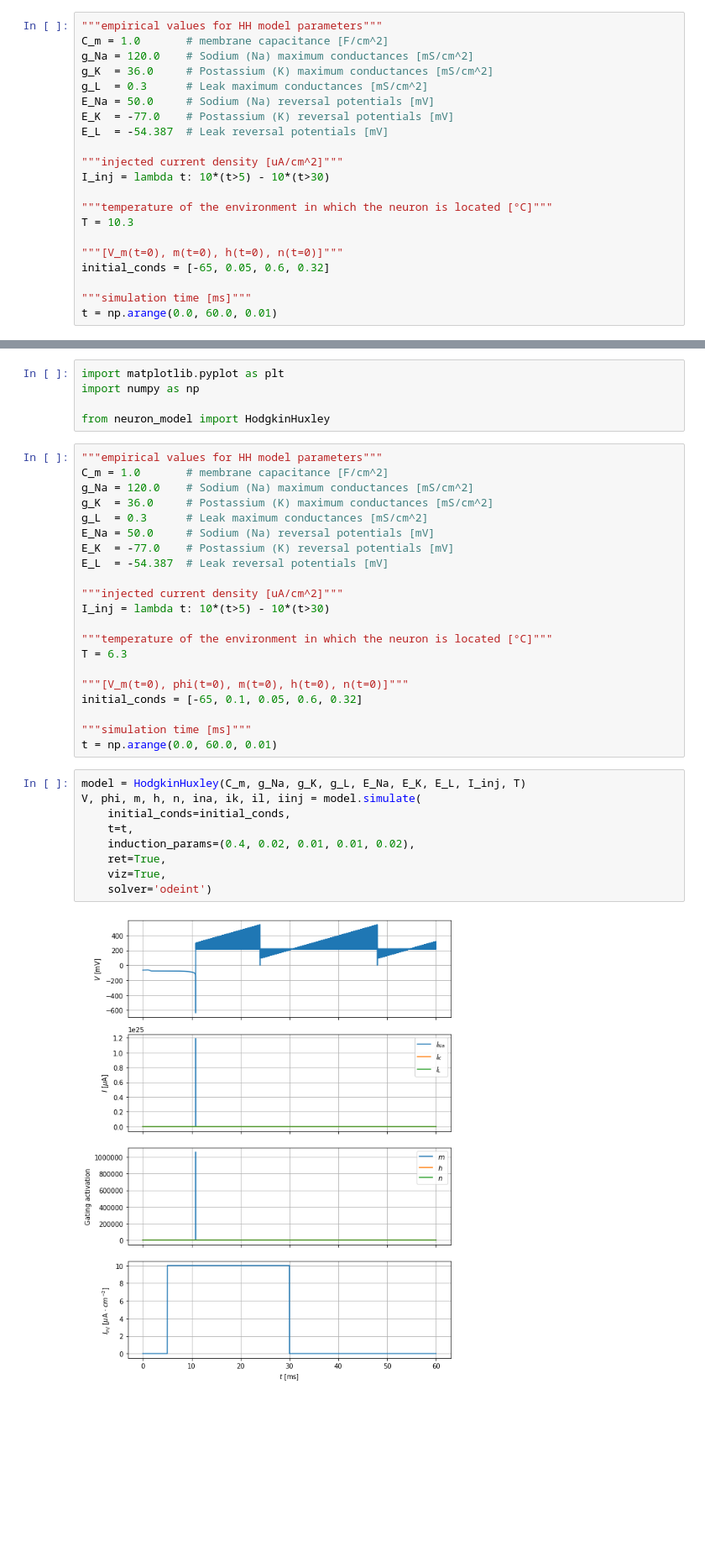
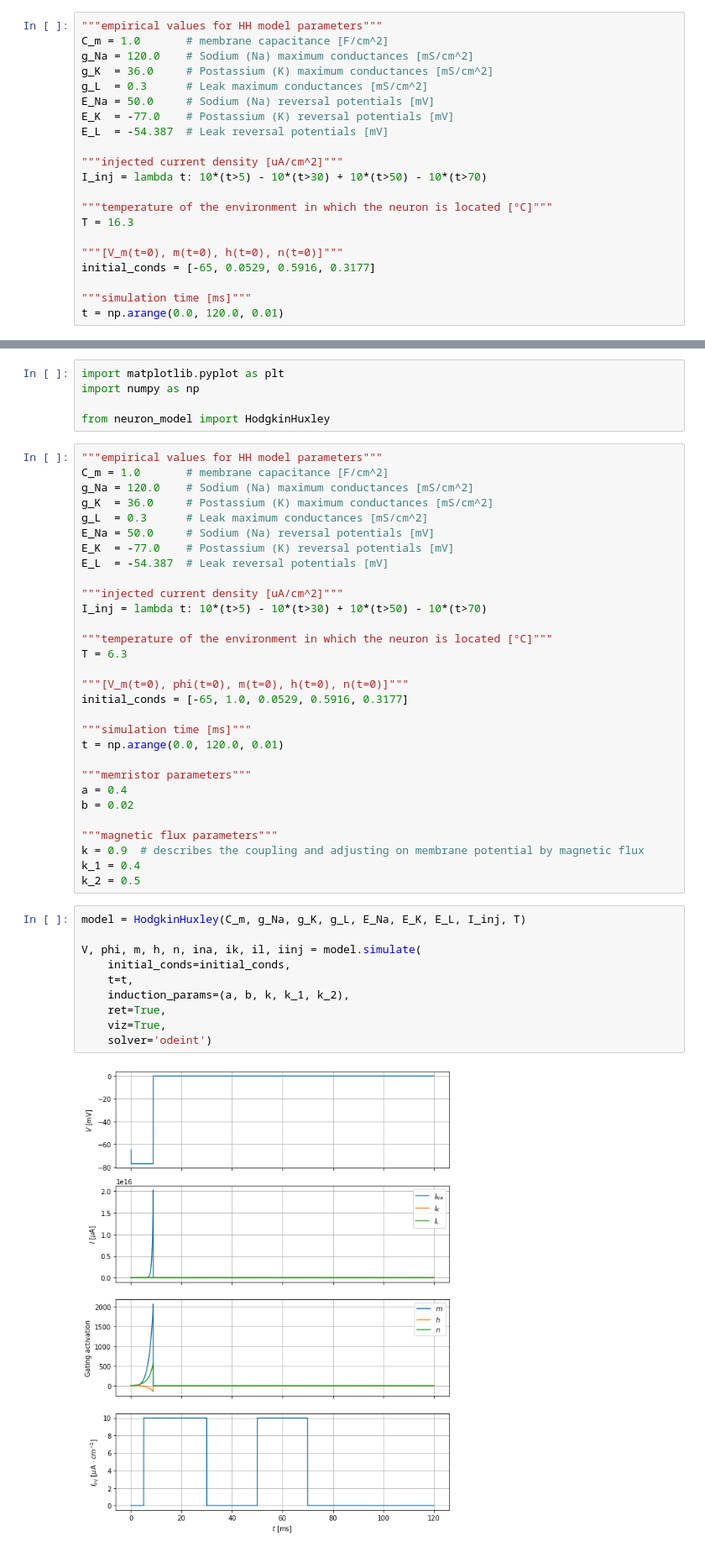
Before and after one commit to akapet00/teaching, a Jupyter notebook: emc_512/src/05-lab-ex.ipynb, the cells around one changed output, grey strips where cells are left out. Shown: that part at 84% size. Drawn from its saved outputs; the diff is of its cells as text; blank space fills up the shorter version.

Commit message:
add a few more references, code for the induction still does not work

```diff
--- a/emc_512/src/05-lab-ex.ipynb
+++ b/emc_512/src/05-lab-ex.ipynb
@@ -118,16 +123,16 @@ E_K  = -77.0    # Postassium (K) reversal potentials [mV]
 E_L  = -54.387  # Leak reversal potentials [mV]
 
 """injected current density [uA/cm^2]"""
-I_inj = lambda t: 10*(t>5) - 10*(t>30)
+I_inj = lambda t: 10*(t>5) - 10*(t>30) + 10*(t>50) - 10*(t>70)
 
 """temperature of the environment in which the neuron is located [°C]"""
-T = 10.3
+T = 16.3
 
 """[V_m(t=0), m(t=0), h(t=0), n(t=0)]"""
-initial_conds = [-65, 0.05, 0.6, 0.32]
+initial_conds = [-65, 0.0529, 0.5916, 0.3177]
 
 """simulation time [ms]"""
-t = np.arange(0.0, 60.0, 0.01)
+t = np.arange(0.0, 120.0, 0.01)
 # %%
 model = HodgkinHuxley(C_m, g_Na, g_K, g_L, E_Na, E_K, E_L, I_inj, T)
 V, m, h, n, ina, ik, il, iinj = model.simulate(
@@ -208,24 +217,34 @@ E_K  = -77.0    # Postassium (K) reversal potentials [mV]
 E_L  = -54.387  # Leak reversal potentials [mV]
 
 """injected current density [uA/cm^2]"""
-I_inj = lambda t: 10*(t>5) - 10*(t>30)
+I_inj = lambda t: 10*(t>5) - 10*(t>30) + 10*(t>50) - 10*(t>70)
 
 """temperature of the environment in which the neuron is located [°C]"""
 T = 6.3
 
 """[V_m(t=0), phi(t=0), m(t=0), h(t=0), n(t=0)]"""
-initial_conds = [-65, 0.1, 0.05, 0.6, 0.32]
+initial_conds = [-65, 1.0, 0.0529, 0.5916, 0.3177]
 
 """simulation time [ms]"""
-t = np.arange(0.0, 60.0, 0.01)
+t = np.arange(0.0, 120.0, 0.01)
+
+"""memristor parameters"""
+a = 0.4
+b = 0.02
+
+"""magnetic flux parameters"""
+k = 0.9  # describes the coupling and adjusting on membrane potential by magnetic flux
+k_1 = 0.4
+k_2 = 0.5
 # %%
 model = HodgkinHuxley(C_m, g_Na, g_K, g_L, E_Na, E_K, E_L, I_inj, T)
+
 V, phi, m, h, n, ina, ik, il, iinj = model.simulate(
     initial_conds=initial_conds,
     t=t,
-    induction_params=(0.4, 0.02, 0.01, 0.01, 0.02),
+    induction_params=(a, b, k, k_1, k_2),
     ret=True,
     viz=True,
     solver='odeint')
 # %% [output]
-[figure, old version]
+[figure, new version]
```
Also changed, not shown: parts of 4 cells of this notebook.
